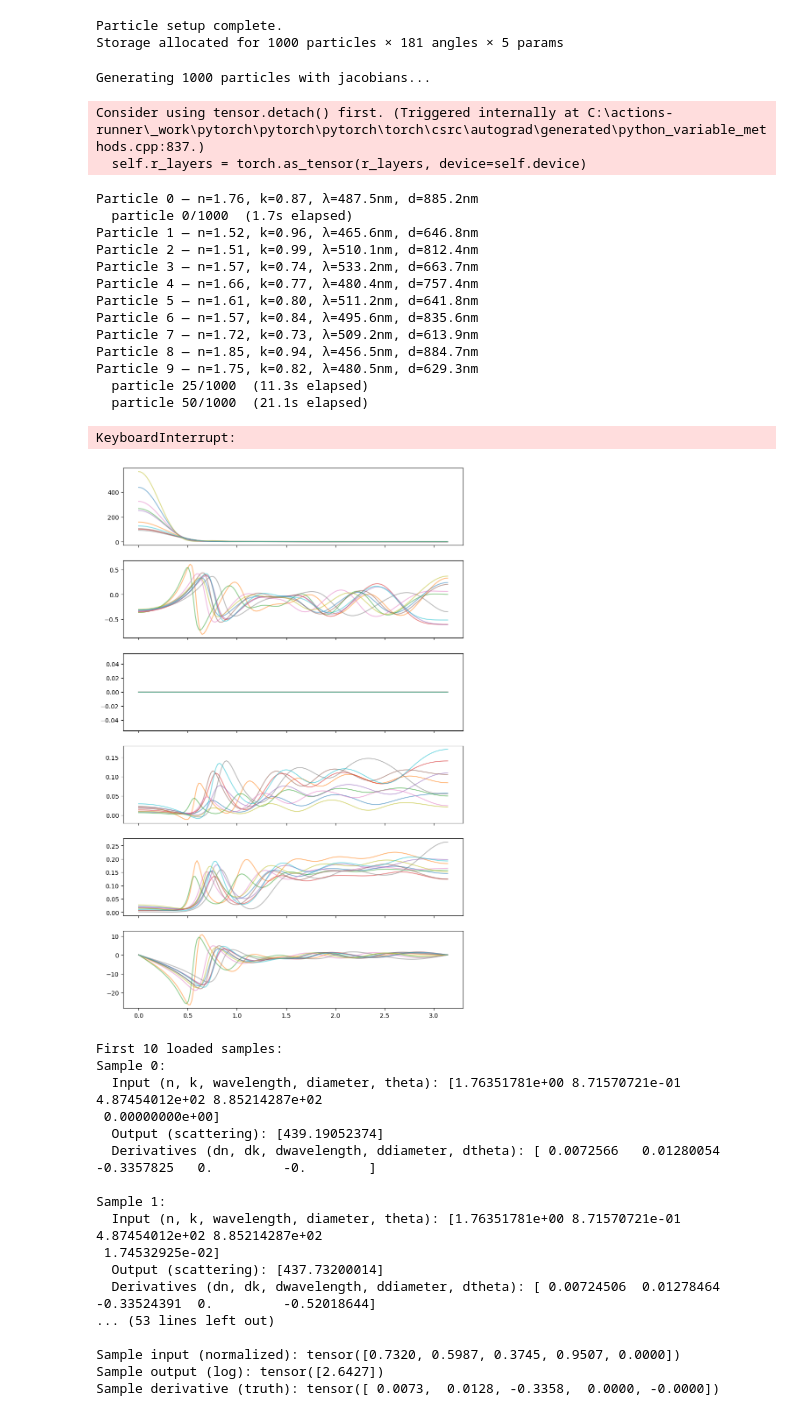
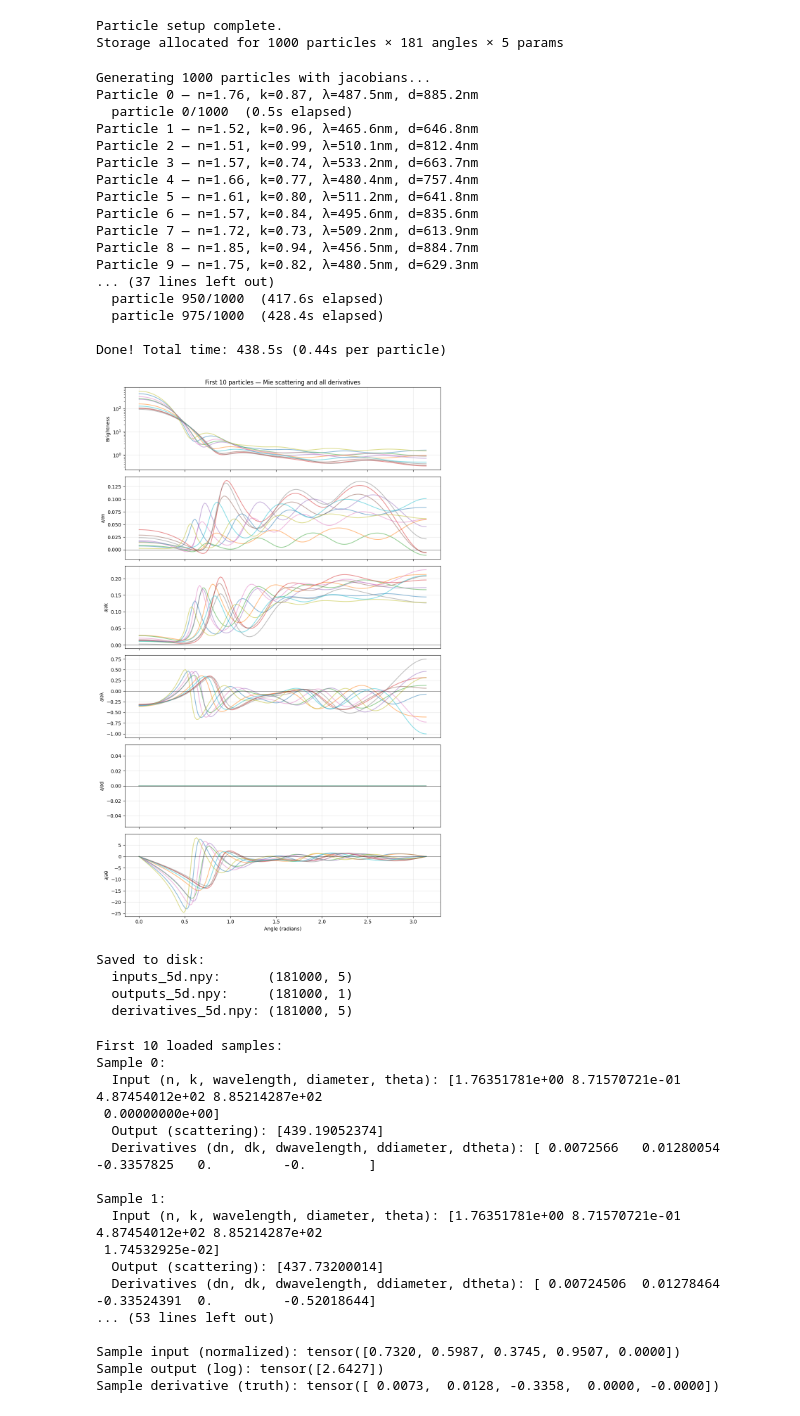
Before and after one commit to james-613/Modified_pyMieScatt_NN, a Jupyter notebook: NN_with_all_derivatives.ipynb, the cells around one changed output. Drawn from its saved outputs; the diff is of its cells as text; code cells hidden in the pictures.

```diff
--- a/NN_with_all_derivatives.ipynb
+++ b/NN_with_all_derivatives.ipynb
@@ -106,7 +106,7 @@ for p in range(N_PARTICLES):
 
     # compute actual values without gradients for storage
     with torch.no_grad():
-        log_scattering = compute_log_scattering(wavelength_norm, diameter_norm, n_norm, k_norm, theta_norm)
+        log_scattering = compute_log_scattering(n_norm, k_norm, wavelength_norm, diameter_norm, theta_norm)
         scattering = 10 ** log_scattering
 
      # Convert normalized to physics values for storage
@@ -155,50 +155,54 @@ print(f"\nDone! Total time: {total_time:.1f}s ({total_time/N_PARTICLES:.2f}s per
 
 # After the loop:
 axes[0].set_ylabel('Brightness')
 axes[0].set_title('First 10 particles — Mie scattering and all derivatives')
 axes[0].set_yscale('log')
 axes[1].set_ylabel('∂/∂n')
 axes[2].set_ylabel('∂/∂k')
 axes[3].set_ylabel('∂/∂λ')
 axes[4].set_ylabel('∂/∂d') # prints out nothin so diameter is broken in pyMieDiff autograd
 axes[5].set_ylabel('∂/∂θ')
 axes[5].set_xlabel('Angle (radians)')
 
 for ax in axes:
     ax.grid(True, alpha=0.3)
     ax.axhline(y=0, color='black', linewidth=0.5)
 
 plt.tight_layout()
 plt.show()
 
 # Save data to disk so we don't regenerate
 np.save('inputs_5d.npy', particle_inputs.reshape(-1, 5))
 np.save('outputs_5d.npy', particle_outputs.reshape(-1, 1))
 np.save('derivatives_5d.npy', particle_derivatives.reshape(-1, 5))
 
 print("\nSaved to disk:")
 print(f"  inputs_5d.npy:      {particle_inputs.reshape(-1, 5).shape}")
 print(f"  outputs_5d.npy:     {particle_outputs.reshape(-1, 1).shape}")
 print(f"  derivatives_5d.npy: {particle_derivatives.reshape(-1, 5).shape}")
 # %% [output]
 Generating 1000 particles with jacobians...
+Particle 0 — n=1.76, k=0.87, λ=487.5nm, d=885.2nm
+  particle 0/1000  (0.5s elapsed)
+Particle 1 — n=1.52, k=0.96, λ=465.6nm, d=646.8nm
+Particle 2 — n=1.51, k=0.99, λ=510.1nm, d=812.4nm
+Particle 3 — n=1.57, k=0.74, λ=533.2nm, d=663.7nm
+Particle 4 — n=1.66, k=0.77, λ=480.4nm, d=757.4nm
+Particle 5 — n=1.61, k=0.80, λ=511.2nm, d=641.8nm
+Particle 6 — n=1.57, k=0.84, λ=495.6nm, d=835.6nm
+Particle 7 — n=1.72, k=0.73, λ=509.2nm, d=613.9nm
+Particle 8 — n=1.85, k=0.94, λ=456.5nm, d=884.7nm
+Particle 9 — n=1.75, k=0.82, λ=480.5nm, d=629.3nm
+... (37 lines left out)
+  particle 950/1000  (417.6s elapsed)
+  particle 975/1000  (428.4s elapsed)
+
+Done! Total time: 438.5s (0.44s per particle)
+[figure, new version]
-Consider using tensor.detach() first. (Triggered internally at C:\actions-runner\_work\pytorch\pytorch\pytorch\torch\csrc\autograd\generated\python_variable_methods.cpp:837.)
-  self.r_layers = torch.as_tensor(r_layers, device=self.device)
+Saved to disk:
+  inputs_5d.npy:      (181000, 5)
+  outputs_5d.npy:     (181000, 1)
+  derivatives_5d.npy: (181000, 5)
-Particle 0 — n=1.76, k=0.87, λ=487.5nm, d=885.2nm
-  particle 0/1000  (1.7s elapsed)
-Particle 1 — n=1.52, k=0.96, λ=465.6nm, d=646.8nm
-Particle 2 — n=1.51, k=0.99, λ=510.1nm, d=812.4nm
-Particle 3 — n=1.57, k=0.74, λ=533.2nm, d=663.7nm
-Particle 4 — n=1.66, k=0.77, λ=480.4nm, d=757.4nm
-Particle 5 — n=1.61, k=0.80, λ=511.2nm, d=641.8nm
-Particle 6 — n=1.57, k=0.84, λ=495.6nm, d=835.6nm
-Particle 7 — n=1.72, k=0.73, λ=509.2nm, d=613.9nm
-Particle 8 — n=1.85, k=0.94, λ=456.5nm, d=884.7nm
-Particle 9 — n=1.75, k=0.82, λ=480.5nm, d=629.3nm
-  particle 25/1000  (11.3s elapsed)
-  particle 50/1000  (21.1s elapsed)
-KeyboardInterrupt:
-[figure, old version]
 # %%
 inputs_saved = np.load('inputs_5d.npy')           # (N, 5)
 outputs_saved = np.load('outputs_5d.npy')         # (N, 1)
```
Also changed, not shown: parts of 6 cells of this notebook.
